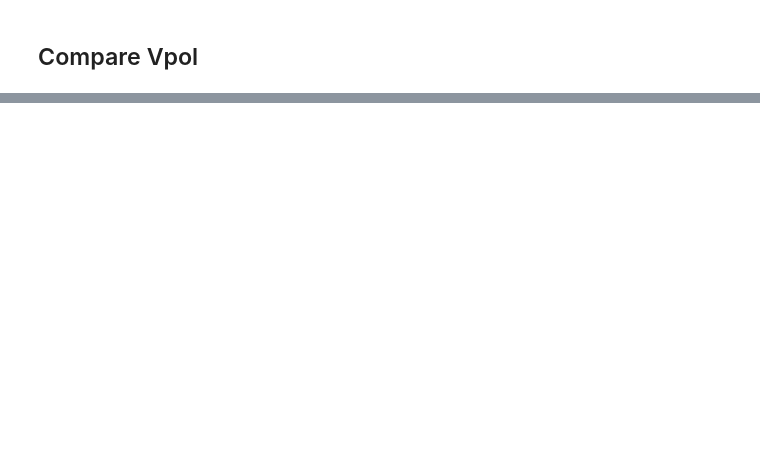
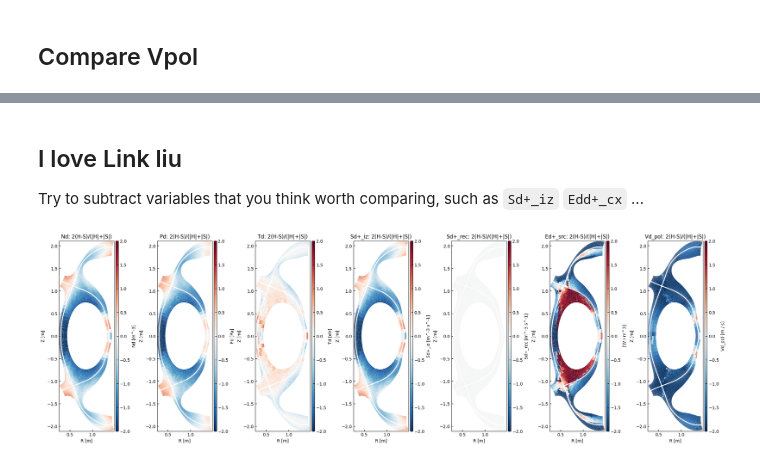
Before and after one commit to sun51027/hermes3-2dplots, a Jupyter notebook: penetration_analysis.ipynb, the cells around one changed output, grey strips where cells are left out. Cells and saved outputs as stored; diff of their text form; code cells hidden in the pictures; blank space fills up the shorter version.

Commit message:
use relative diff and add some reactions

```diff
--- a/penetration_analysis.ipynb
+++ b/penetration_analysis.ipynb
@@ -262,0 +281,78 @@ bal.plot_2d( "Vd_pol", ax=ax[1],data=Vd_pol, logscale=True,vmin= - 1e5, vmax=1e5
+# %% [markdown]
+## I love Link liu
+Try to subtract variables that you think worth comparing, such as `Sd+_iz` `Edd+_cx` ...
+# %%
+fields = {
+    "Nd": (ds["Nd"], bal.bal["Na"]),
+    "Pd": (ds["Pd"], bal.bal["Pa"]),
+    "Td": (ds["Td"], bal.bal["Ta"]),
+    "Sd+_iz" :(ds["Sd+_iz"], bal.bal["Sd+_iz"]),
+    "Sd+_rec" :(np.abs(ds["Sd+_rec"]), np.abs(bal.bal["Sd+_rec"])),
+
+    # hermes-3 Edd+_cx is sink of ion, source of neutral;
+    # SOLPS is energy source of ion due to ion-neutral collision (cx+iz)
+    # To obtain ion energy source due to cx and iz (matching to solps's eirene_mc_eapl_shi_bal),
+    # We should sum up Ed+_iz and negative Edd+_cx
+
+    "Ed+_src" :(ds["Ed+_iz"]-ds["Edd+_cx"], bal.bal["Edd+_cxiz"]),
+    "Vd_pol": (np.abs(ds["Vd_pol"]), np.abs(Vd_pol))
+}
+pol_h = np.r_[2:72, 76:206] # poloidal: drop 0 1 , 72 73, 74 75 , 206 207
+rad_h = np.r_[2:38]
+
+pol_s = np.r_[1:71, 73:203] # poloidal: drop 0, 72, 73, 203
+rad_s = np.r_[1:37]        # radial:   0, 37 are guard cell
+# # print(pol_h, rad_h)
+# print(pol_s, rad_s)
+debug=False
+symmetry=True
+# fig, ax = plt.subplots(1, len(fields), figsize=(30, 60))
+fig, ax = plt.subplots(1, len(fields), figsize=(4 * len(fields), 8))
+for i, (field, (hdata, sdata)) in enumerate(fields.items()):
+    # Handle with hermes-3 data
+    h_guard = hdata.transpose("theta","x")
+    # h_values = h_guard[pol_h, :][:, rad_h]
+
+    # Handle with SOLPS data
+    # s_values = sdata[pol_s,:][:, rad_s]
+    h_values = np.asarray(h_guard[pol_h, :][:, rad_h])
+    s_values = np.asarray(sdata[pol_s, :][:, rad_s])
+
+    if debug:
+        print(f"[H] {field}_guard shape: {h_guard.shape}")
+        print(f"[H] {field}_values shape: {h_values.shape}")
+        print(f"[S] {field}_guard shape :  {sdata.shape}")
+        print(f"[S] {field}_values shape :  {s_values.shape}")
+
+    if symmetry:
+        # Symmetric relative difference, bounded in [-2, 2]
+        rel = np.full(h_guard.shape, np.nan)
+        denom = np.abs(h_values) + np.abs(s_values)
+        rel[np.ix_(pol_h, rad_h)] = np.divide(
+            2 * (h_values - s_values), denom,
+            out=np.full_like(denom, np.nan), where=denom != 0,
+        )
+        diff_norm = h_guard.copy(data=rel)
+        diff_norm.bout.polygon(ax=ax[i], cmap="RdBu_r", antialias=True,
+                           logscale=False, vmin=-2, vmax=2, separatrix=True)
+        ax[i].set_title(f"{field}: 2(H-S)/(|H|+|S|)")
+    else:
+        # Creat an array for subtraction result with hermes-3 shape
+        diff_full_arr = np.full(hdata.transpose("theta","x").shape, np.nan)
+        # Specify the location by ix and fill in the values into the array
+        diff_full_arr[np.ix_(pol_h, rad_h)] = np.asarray(h_values) - np.asarray(s_values)
+
+        print(f"Difference of {field} shape: {diff_full_arr.shape}")
+        #  To get the full dataset for the arrary
+        diff_full = hdata.transpose("theta", "x").copy(data=diff_full_arr)
+        diff_norm = diff_full/hdata.transpose("theta", "x")
+        # diff_norm.bout.polygon(ax=ax, cmap="RdBu_r", antialias=True,
+        diff_norm.bout.polygon(ax=ax[i], cmap="Spectral_r", antialias=True,
+                    logscale=True, separatrix=True, )
+        ax[i].set_title(f"{field}")
+
+
+
+fig.savefig("diff.pdf")
+# %% [output]
+[figure, added]
```
Also changed, not shown: parts of 12 cells of this notebook.
